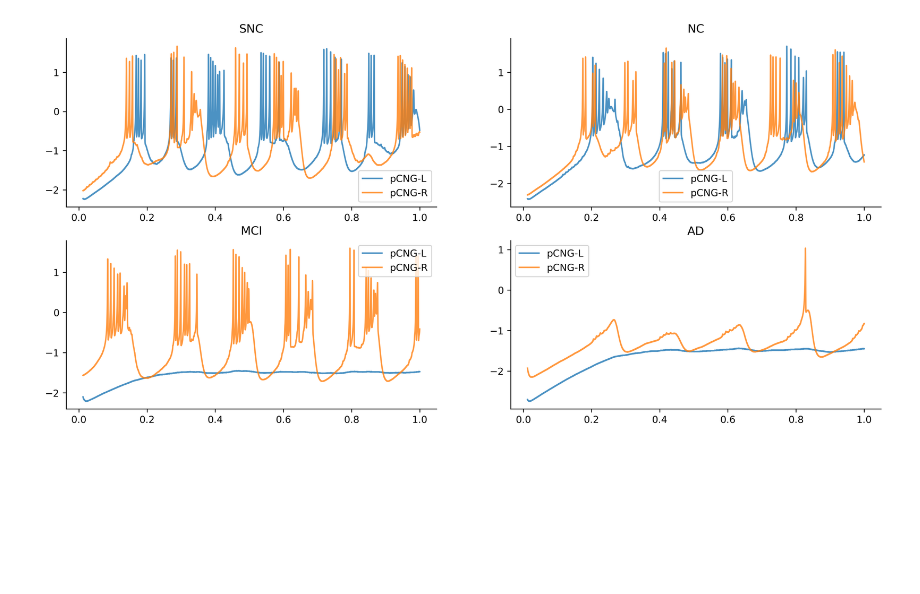
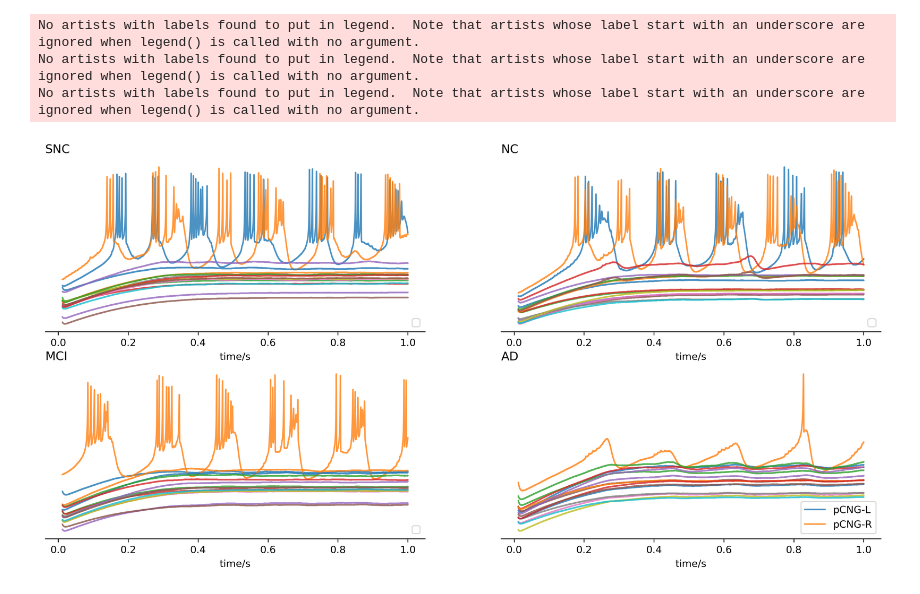
Before and after one commit to yilewang/Gc_detect_script, a Jupyter notebook: application/essay_fig.ipynb, the cells around one changed output. Cells and saved outputs as stored; diff of their text form; code cells hidden in the pictures; blank space fills up the shorter version.

```diff
--- a/application/essay_fig.ipynb
+++ b/application/essay_fig.ipynb
@@ -11,33 +11,41 @@ node_names = ['aCNG-L', 'aCNG-R','mCNG-L','mCNG-R','pCNG-L','pCNG-R', 'HIP-L','H
 # %%
 def fig4paper_ts(caseid, grp, key, fig):
     path = '/mnt/c/Users/Wayne/tvb/stat_data/Gc_Go.xlsx'
     coData = pd.read_excel(path)
     gm = np.round(coData.loc[coData['caseid'] == caseid, 'Gc'].item(), 3)
     filename = '/mnt/d/data/LFP/'+str(grp)+'/'+str(caseid)+'/'+str(caseid)+'_'+str(gm)+'.csv'
     # filename = '/mnt/w/gc3mins/'+grp+'/'+caseid+'.h5'
     df = pd.read_csv(filename)
 
     axes = fig.add_subplot(key)
-    axes.set_title(f"{grp}")
+    axes.set_title(grp, loc="left")
+    axes.set_yticks([])
+    #axes.spines['left'].set_visible(False)
     axes.spines['top'].set_visible(False)
     axes.spines['right'].set_visible(False)
-    for i in range(16):
-        if node_names[i] in ['pCNG-L', 'pCNG-R']:
-            axes.plot(np.arange(0,1,1/81920)[1000:], df.loc[:,node_names[i]][1000:], label=node_names[i], alpha=0.8)
-        # else:
-        #     axes.plot(np.arange(0,1,1/81920),df.loc[:,node_names[i]])
-    plt.legend()
+    if grp in ["MCI","AD"]:
+        axes.set_xlabel("time/s")
+    li = [4,5,0,1,2,3,6,7,8,9,10,11,12,13,14,15]
+    for i in li:
+        if grp in ['AD'] and node_names[i] in ['pCNG-L', 'pCNG-R']:
+            axes.plot(np.arange(0,1,1/81920)[1000:], df.loc[:,node_names[i]][1000:],label = node_names[i], alpha=0.8)
+        else:
+            axes.plot(np.arange(0,1,1/81920)[1000:], df.loc[:,node_names[i]][1000:], alpha=0.8)
+    plt.legend(loc="lower right")
 
 
 caseids = ["4849A", "0318A", "7827A", "1477A"]
 grps= ['SNC','NC','MCI','AD']
 keynum = [221,222,223,224]
 
 fig = plt.figure(figsize=(15,7), dpi=300)
 for casid, grp, key in zip(caseids, grps, keynum):
     fig4paper_ts(casid, grp, key, fig)
 # %% [output]
+No artists with labels found to put in legend.  Note that artists whose label start with an underscore are ignored when legend() is called with no argument.
+No artists with labels found to put in legend.  Note that artists whose label start with an underscore are ignored when legend() is called with no argument.
+No artists with labels found to put in legend.  Note that artists whose label start with an underscore are ignored when legend() is called with no argument.
-[figure, old version]
+[figure, new version]
 # %%
 # def fig4paper_ts(caseid, grp, key, fig):
 #     path = '/mnt/c/Users/Wayne/tvb/stat_data/Gc_Go.xlsx'
```
Also changed, not shown: 5 other files.
